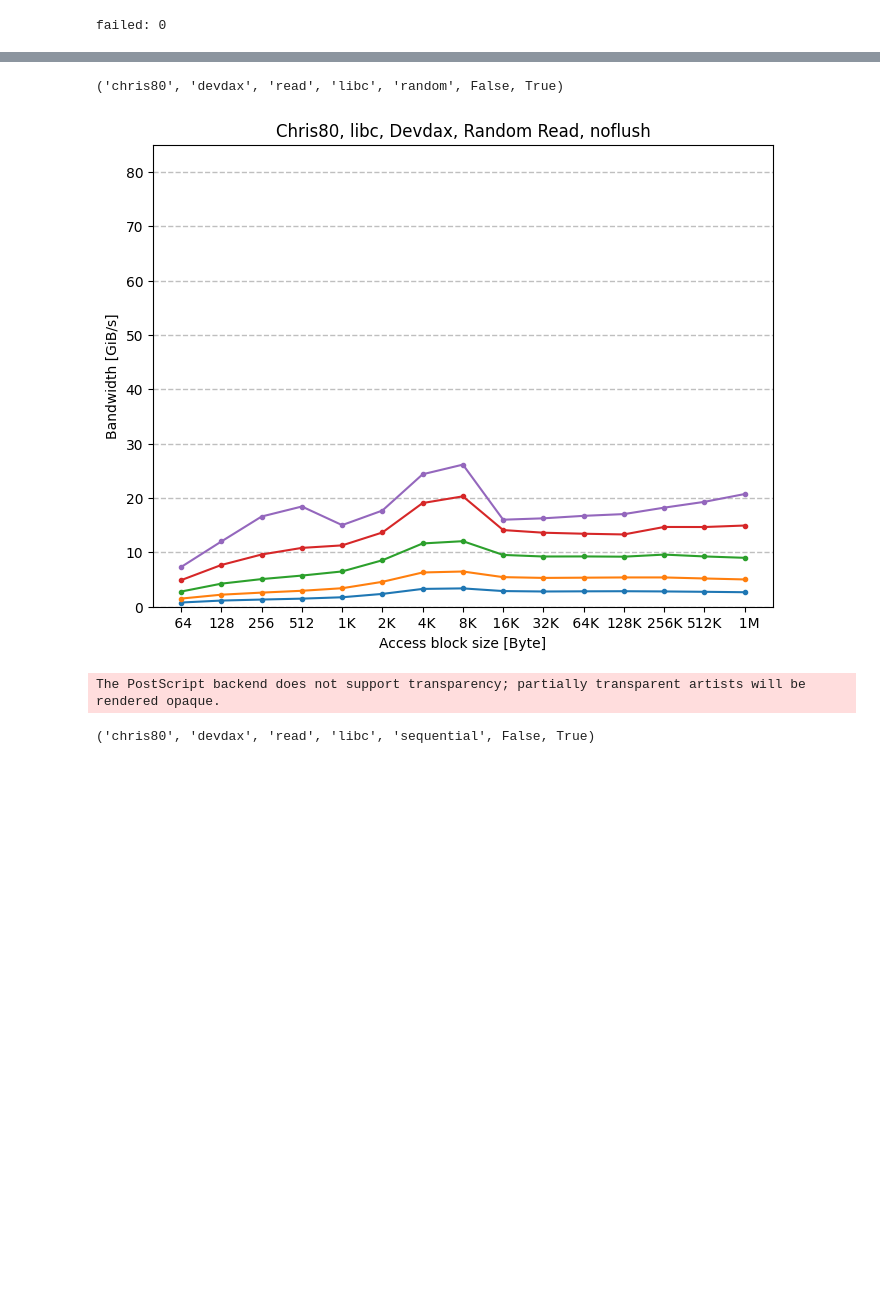
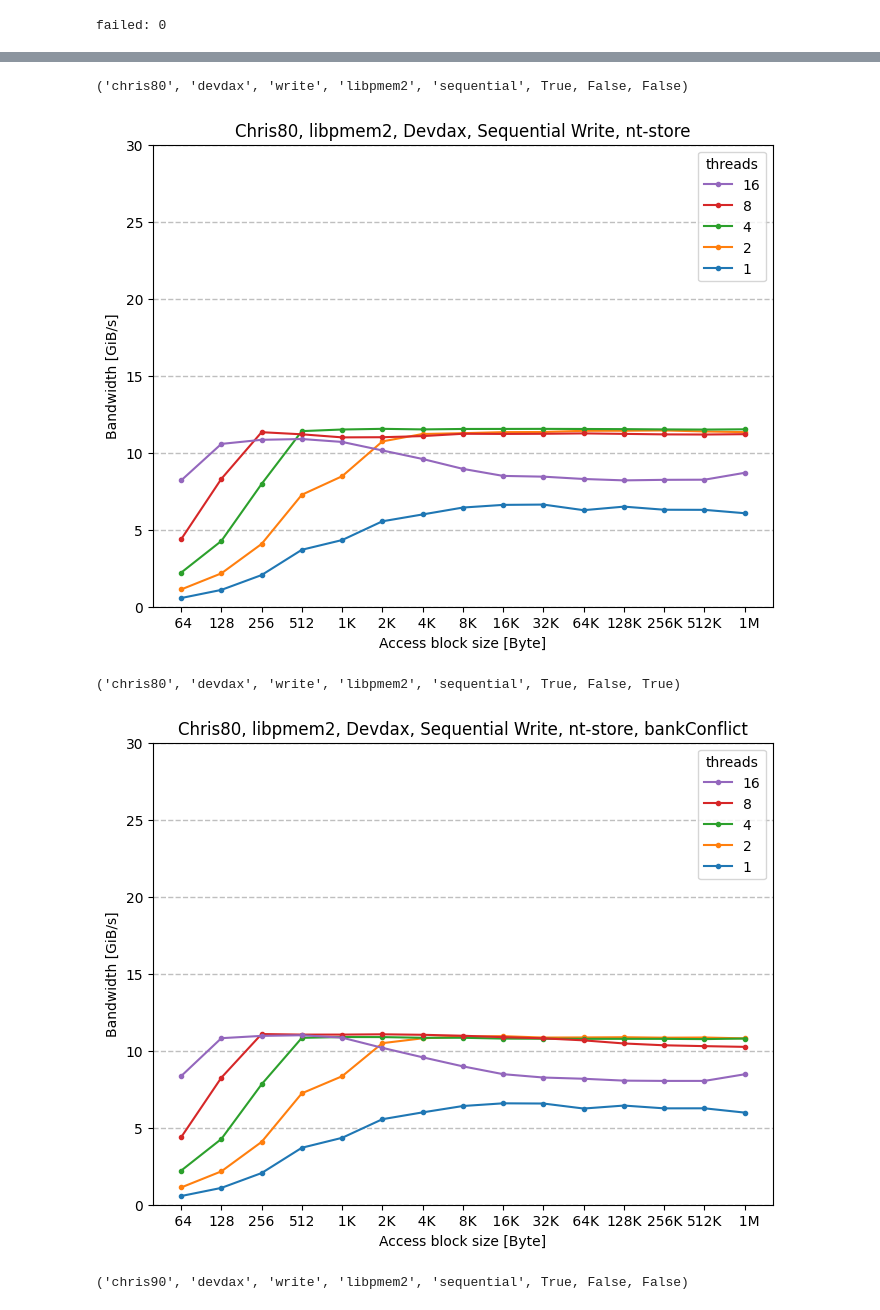
Before and after one commit to range3/pmembench, a Jupyter notebook: eval/plot/pmem2bench.ipynb, the cells around one changed output, grey strips where cells are left out. Drawn from its saved outputs; the diff is of its cells as text; code cells hidden in the pictures; blank space fills up the shorter version.

Commit message:
Update plot notebook

```diff
--- a/eval/plot/pmem2bench.ipynb
+++ b/eval/plot/pmem2bench.ipynb
@@ -24,8 +24,8 @@ def pretty_fmt(num, suffix="B"):
 FIG_DIR = Path(f'../fig/{BENCHMARK}').resolve()
 FIG_DIR.mkdir(parents=True, exist_ok=True)
 def save(fig, name):
-    for ext in ('png', 'eps'):
-        fig.savefig(FIG_DIR / f'{name}.{ext}', bbox_inches = 'tight')
+    # for ext in ('png', 'eps'):
+    #     fig.savefig(FIG_DIR / f'{name}.{ext}', bbox_inches = 'tight')
     pass
 # %%
 RAW_BASEDIR=Path("../raw/")
@@ -133,10 +169,10 @@ df_src.query("api == 'libc' and noflush == True")
 # %%
-df = df_src
+df = df_filtered
 
 # remove fsdax && iter=1 && write
 # df = df.drop(df[(df.source == "fsdax") & (df.accessType == "write") & (df.iter == 1)].index)
 
-default_groupby = ["success", "platform", "source", "accessType", "api", "accessPattern", "nonTemporal", "noflush", "nthreads", "blockSize"]
+default_groupby = ["success", "platform", "source", "accessType", "api", "accessPattern", "nonTemporal", "noflush", "nthreads", "blockSize", "bankConflict"]
 grouper = df.drop(["path", "granularity", "set-affinity"], axis=1).groupby(default_groupby)
 
 pd.set_option('display.max_rows', 50)
@@ -192,9 +225,15 @@ df = grouper.max().reset_index()
 
 ymax = df.groupby(["accessType"]).max()["byte_per_sec"].apply(lambda x: x / 2**30).apply(lambda x: x + -x % 5).astype('int').to_dict()
 
-for idx, df_sub in df.query("source == 'devdax' and not (accessType == 'read' and noflush == False)").groupby(["platform", "source", "accessType", "api", "accessPattern", "nonTemporal", "noflush"]):
+for idx, df_sub in df.query(
+    # "platform == 'chris80'"
+    " source == 'devdax'"
+    " and accessPattern == 'sequential'"
+    " and accessType == 'write'"
+    " and nonTemporal == True"
+    " and not (accessType == 'read' and noflush == False)").groupby(["platform", "source", "accessType", "api", "accessPattern", "nonTemporal", "noflush", "bankConflict"]):
     print(idx)
-    platform, source, access_type, api, access_pattern, is_nt, is_noflush = idx
+    platform, source, access_type, api, access_pattern, is_nt, is_noflush, bankConflict = idx
     # display(df_sub)
     df_sub["GiB/s"] = df_sub["byte_per_sec"] / 2**30
     df_plot = df_sub.pivot(index="blockSize", columns="nthreads", values="GiB/s")
@@ -205,36 +244,37 @@ for idx, df_sub in df.query("source == 'devdax' and not (accessType == 'read' an
 
     ax = df_plot.plot(
         ax=fig.add_subplot(),
         xlabel="Access block size [Byte]",
         ylabel="Bandwidth [GiB/s]",
         ylim=[0, ymax[access_type]],
         style=".-",
         legend=access_type == "write",
     )
     if is_nt:
         store_type = ", nt-store"
     elif is_noflush:
         store_type = ", noflush"
     else:
         store_type = ", store and flush"
 
-    ax.set_title(f"{platform.capitalize()}, {api}, {source.capitalize()}, {access_pattern.capitalize()} {access_type.capitalize()}{store_type}")
+    ax.set_title(f"{platform.capitalize()}, {api}, {source.capitalize()}, {access_pattern.capitalize()} {access_type.capitalize()}{store_type}{', bankConflict' if bankConflict else ''}")
     ax.set_xscale("log", base=2)
     ax.set_xticks(df_plot.index, [pretty_fmt(x, suffix="") for x in df_plot.index])
     ax.grid(which = "major", axis = "y", alpha = 0.8,
         linestyle = "--", linewidth = 1)
 
     if idx[2] == "write":
         handles, labels = ax.get_legend_handles_labels()# 凡例の情報を取得
         ax.legend(title='threads', handles=handles[::-1],labels=labels[::-1])# 判例を逆順に表示
         # ax.legend(handles=handles[::-1],labels=list(map(lambda x: f"{x} proc{'s' if int(x) > 1 else ''}", labels[::-1])))# 判例を逆順に表示
 
     fig.show()
     plt.show()
     ax.set_title("")
-    save(fig, f"pmembench-{platform}-{api}-{source}-{access_type}-{access_pattern}{'-movnt' if is_nt else ''}{'-noflush' if is_noflush else ''}")
+    save(fig, f"pmembench-{platform}-{api}-{source}-{access_type}-{access_pattern}{'-movnt' if is_nt else ''}{'-noflush' if is_noflush else ''}{'-bankConflict' if bankConflict else ''}")
 # %% [output]
-('chris80', 'devdax', 'read', 'libc', 'random', False, True)
+('chris80', 'devdax', 'write', 'libpmem2', 'sequential', True, False, False)
-[figure, old version]
+[figure, new version]
-The PostScript backend does not support transparency; partially transparent artists will be rendered opaque.
+('chris80', 'devdax', 'write', 'libpmem2', 'sequential', True, False, True)
+[figure, new version]
-('chris80', 'devdax', 'read', 'libc', 'sequential', False, True)
+('chris90', 'devdax', 'write', 'libpmem2', 'sequential', True, False, False)
```
Also changed, not shown: parts of 11 cells of this notebook.
